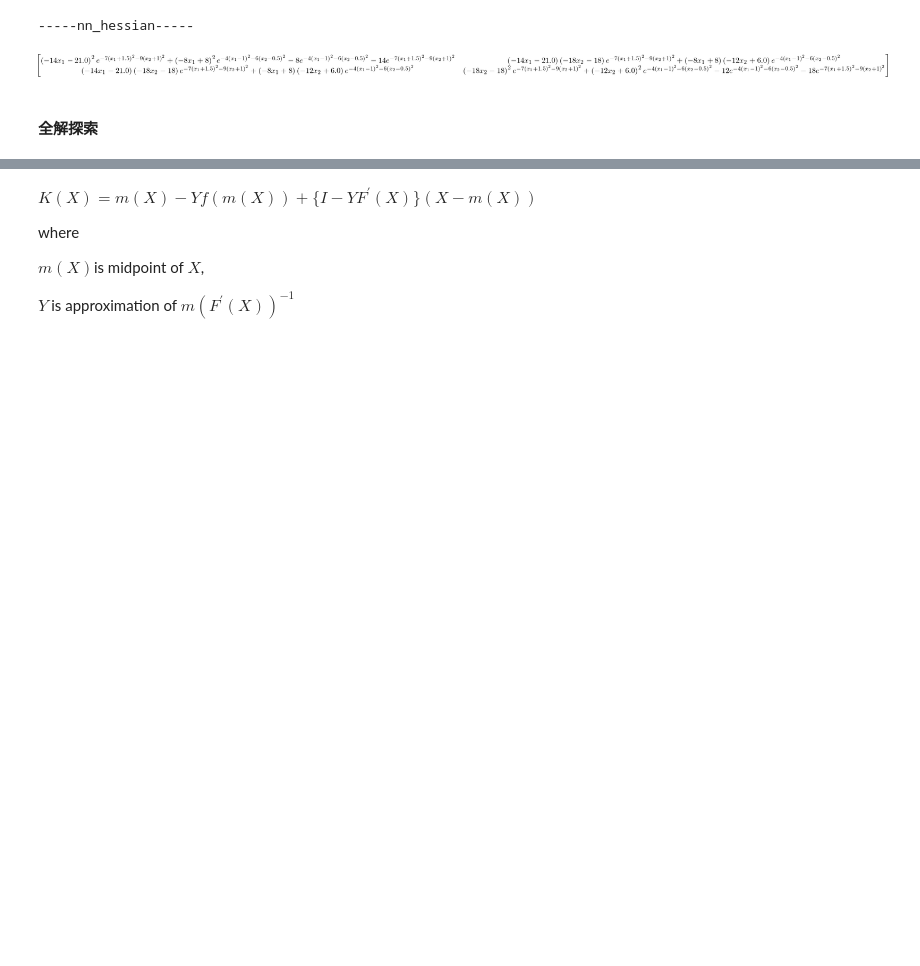
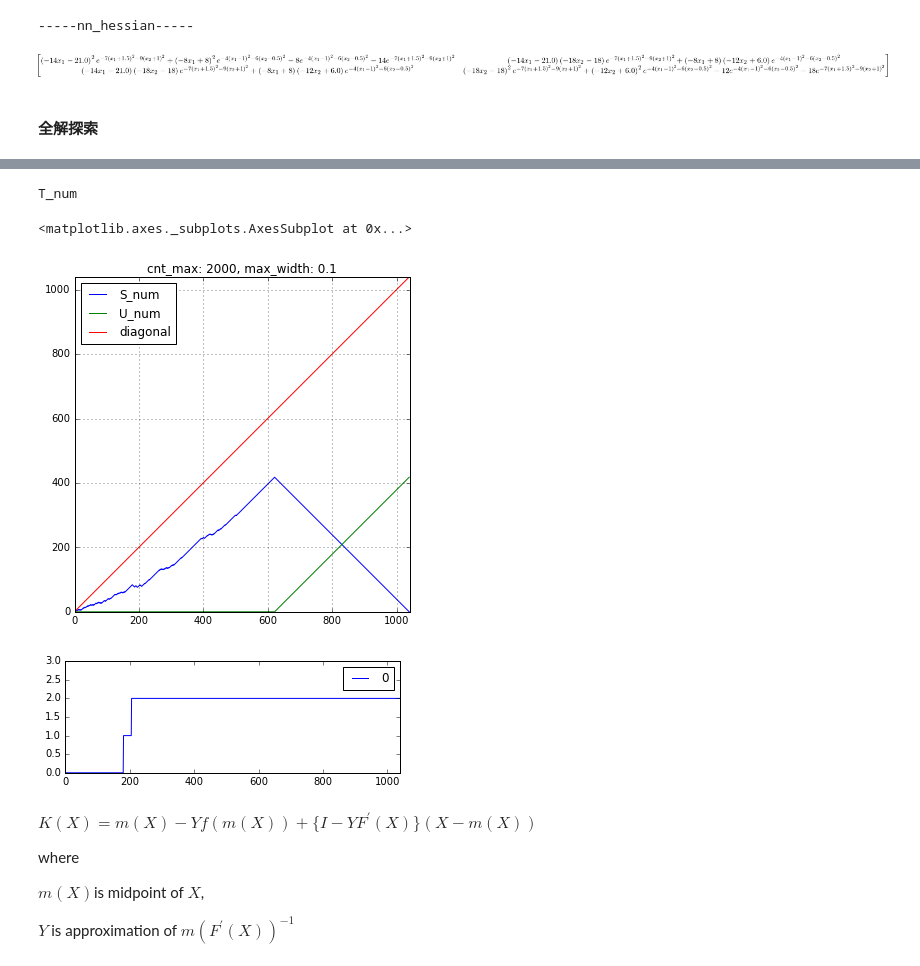
Before and after one commit to tkda-h3/interval-newton-method, a Jupyter notebook: nn-output-optimization.ipynb, the cells around one changed output, grey strips where cells are left out. Saved outputs shown, nothing was run; the diff lists cells and outputs as text; code cells hidden in the pictures; blank space fills up the shorter version.

Commit message:
figure

```diff
--- a/nn-output-optimization.ipynb
+++ b/nn-output-optimization.ipynb
@@ -114,13 +114,16 @@ x_2 = interval[7.8599, 7.86]
 x_1 = interval[-5,12]
 x_2 = interval[-2,9]
 
+# x_1 = interval[-2,2]
+# x_2 = interval[-2,2]
 X = ivmat([[x_1],[x_2]])
 
-#X = ivmat([[interval([11.239998937499998, 11.239998968749997])], [interval([7.8599193603515625, 7.859919384765625])]])
+
 kra = Krawczyk(f_grad,f_grad_grad,X)
-#res = kra.refine(10, True)
-print '----'
-boxes, task_nums = kra.find_all_solution(trace=False, cnt_max=30005, max_width=1e-5)
+
+cnt_max = 2000
+max_width = 1e-1
+boxes, S_num_list, T_num_list, U_num_list = kra.find_all_solution(trace=False, cnt_max=cnt_max, max_width=max_width)
 print '#####'*10
 pprint(boxes)
 # %% [output]
@@ -130,3 +147,15 @@ pd.DataFrame(task_nums).plot()
+# %%
+title = 'cnt_max: {}, max_width: {}'.format(cnt_max, max_width)
+df = pd.DataFrame([S_num_list, U_num_list, range(1, len(S_num_list)+1)]).T
+df.columns = ['S_num', 'U_num', 'diagonal']
+df.plot(grid=True, title=title, figsize=(6,6), xlim=(0, len(S_num_list)), ylim=(0, len(S_num_list)))
+print 'T_num'
+pd.DataFrame(T_num_list).plot(ylim=(0,T_num_list[-1]+1), figsize=(6,2))
+# %% [output]
+T_num
+<matplotlib.axes._subplots.AxesSubplot at 0x...>
+[figure, added]
+[figure, added]
 # %%
 x_1= interval[-1.6, -1.35]
 x_2 = interval[-0.9,-1.16]
```
Also changed, not shown: parts of 2 cells of this notebook, 3 other files.
